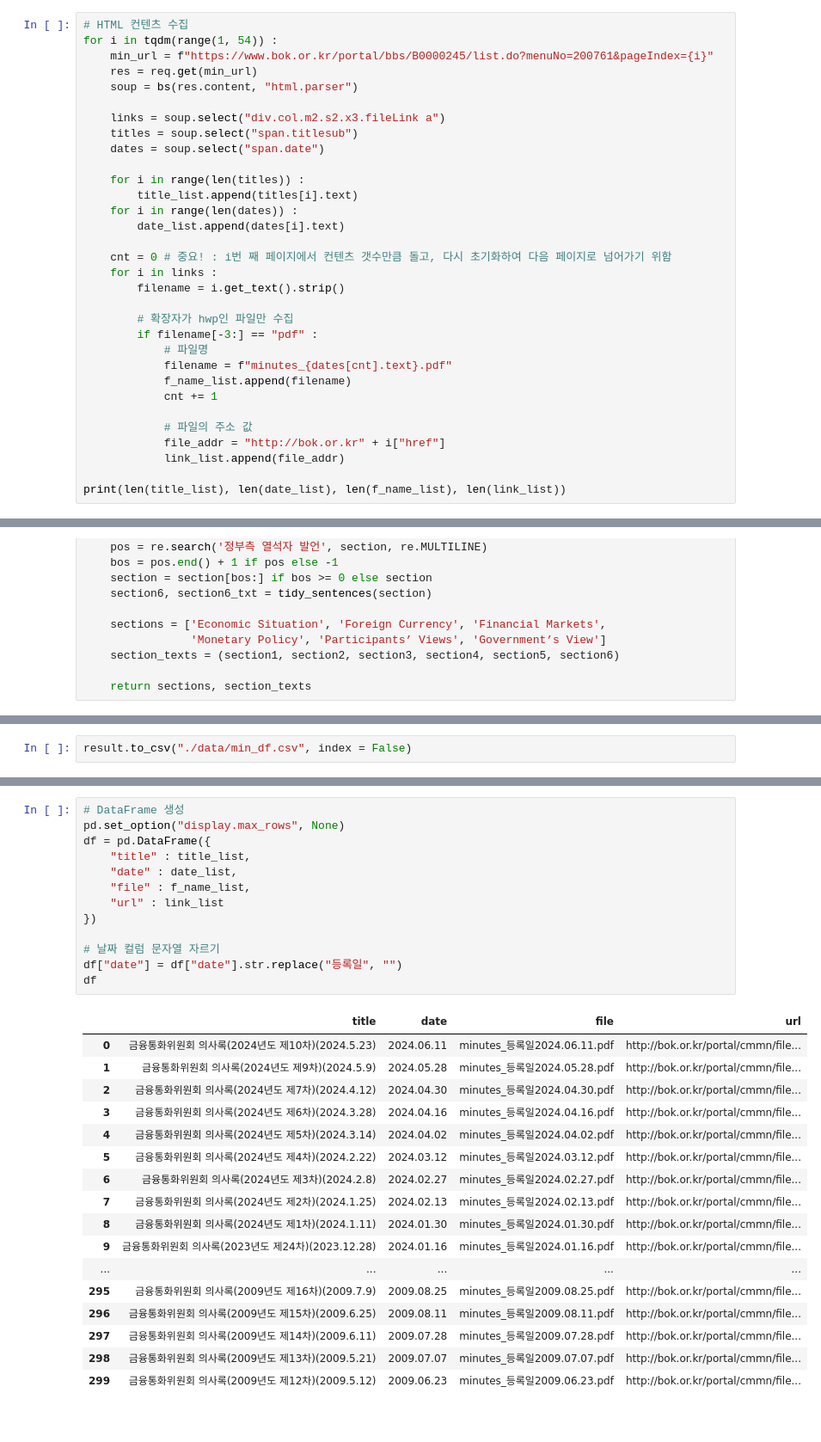
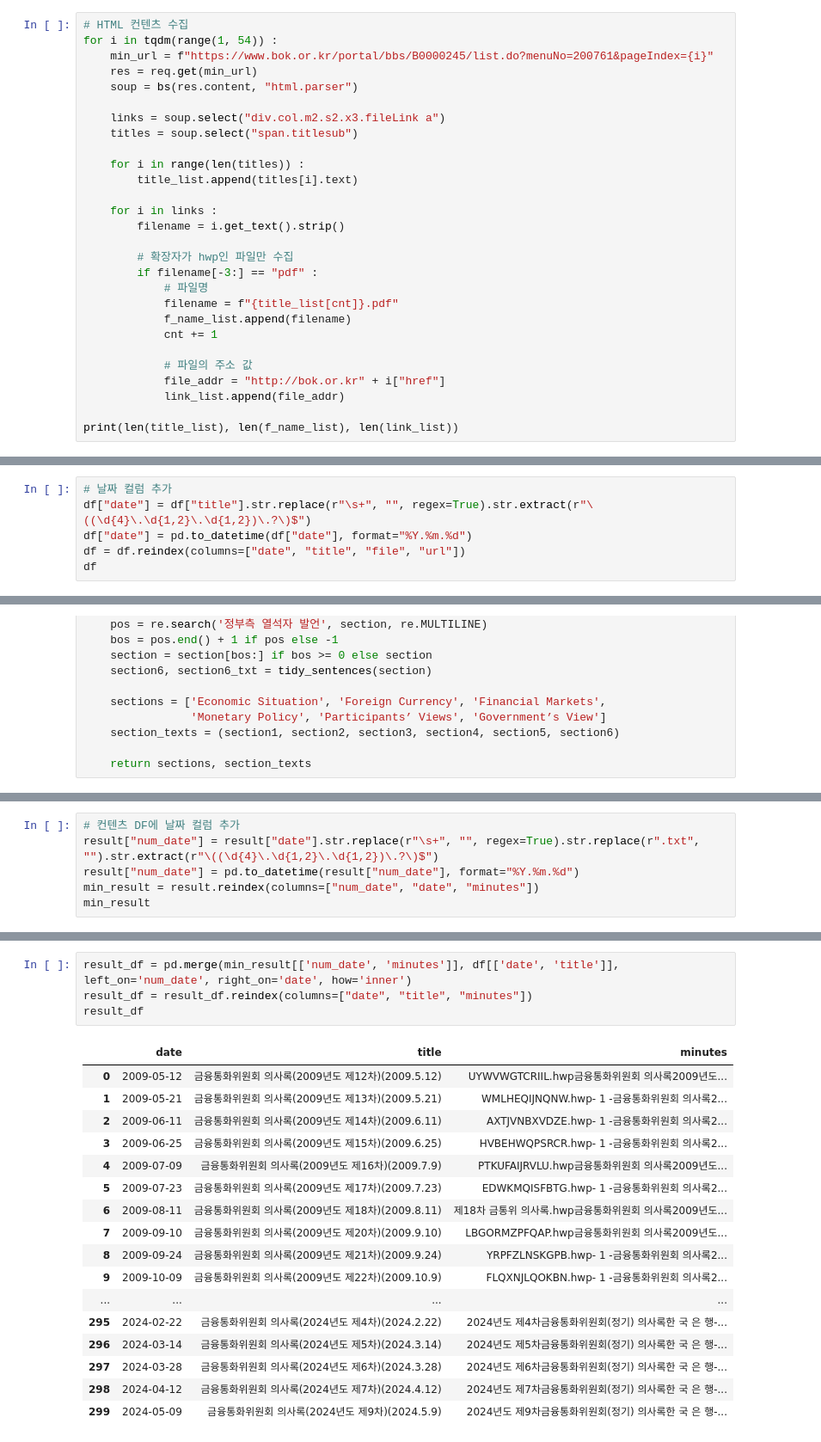
Before and after one commit to Ahram-Jeong/python-ml, a Jupyter notebook: crawling/minutes_crawling.ipynb, the cells around one changed output, grey strips where cells are left out. Shown at 86% size. Cells and saved outputs as stored; diff of their text form.

Commit message:
20240620 - 한국은행 금융통화위원회 의사록 크롤링_첨부파일 이슈 수정, date 수집 변경

```diff
--- a/crawling/minutes_crawling.ipynb
+++ b/crawling/minutes_crawling.ipynb
@@ -28,21 +29,17 @@ for i in tqdm(range(1, 54)) :
 
     links = soup.select("div.col.m2.s2.x3.fileLink a")
     titles = soup.select("span.titlesub")
-    dates = soup.select("span.date")
 
     for i in range(len(titles)) :
         title_list.append(titles[i].text)
-    for i in range(len(dates)) :
-        date_list.append(dates[i].text)
 
-    cnt = 0 # 중요! : i번 째 페이지에서 컨텐츠 갯수만큼 돌고, 다시 초기화하여 다음 페이지로 넘어가기 위함
     for i in links :
         filename = i.get_text().strip()
 
         # 확장자가 hwp인 파일만 수집
         if filename[-3:] == "pdf" :
             # 파일명
-            filename = f"minutes_{dates[cnt].text}.pdf"
+            filename = f"{title_list[cnt]}.pdf"
             f_name_list.append(filename)
             cnt += 1
 
@@ -50,5 +47,5 @@ for i in tqdm(range(1, 54)) :
             file_addr = "http://bok.or.kr" + i["href"]
             link_list.append(file_addr)
 
-print(len(title_list), len(date_list), len(f_name_list), len(link_list))
+print(len(title_list), len(f_name_list), len(link_list))
 # %% [output]
@@ -61,0 +85,6 @@ link_list = link_list[:300]
+# %%
+# 날짜 컬럼 추가
+df["date"] = df["title"].str.replace(r"\s+", "", regex=True).str.extract(r"\((\d{4}\.\d{1,2}\.\d{1,2})\.?\)$")
+df["date"] = pd.to_datetime(df["date"], format="%Y.%m.%d")
+df = df.reindex(columns=["date", "title", "file", "url"])
+df
@@ -293,2 +362,6 @@ DF 구조  (297, 14)
 # %%
-result.to_csv("./data/min_df.csv", index = False)
+# 컨텐츠 DF에 날짜 컬럼 추가
+result["num_date"] = result["date"].str.replace(r"\s+", "", regex=True).str.replace(r".txt", "").str.extract(r"\((\d{4}\.\d{1,2}\.\d{1,2})\.?\)$")
+result["num_date"] = pd.to_datetime(result["num_date"], format="%Y.%m.%d")
+min_result = result.reindex(columns=["num_date", "date", "minutes"])
+min_result
@@ -311,32 +388,23 @@ pd.read_csv("./data/min_df.csv")
 # %%
-# DataFrame 생성
-pd.set_option("display.max_rows", None)
-df = pd.DataFrame({
-    "title" : title_list,
-    "date" : date_list,
-    "file" : f_name_list,
-    "url" : link_list
-})
-
-# 날짜 컬럼 문자열 자르기
-df["date"] = df["date"].str.replace("등록일", "")
-df
+result_df = pd.merge(min_result[['num_date', 'minutes']], df[['date', 'title']], left_on='num_date', right_on='date', how='inner')
+result_df = result_df.reindex(columns=["date", "title", "minutes"])
+result_df
 # %% [output]
-|  | title | date | file | url |
-| 0 | 금융통화위원회 의사록(2024년도 제10차)(2024.5.23) | 2024.06.11 | minutes_등록일2024.06.11.pdf | http://bok.or.kr/portal/cmmn/file... |
-| 1 | 금융통화위원회 의사록(2024년도 제9차)(2024.5.9) | 2024.05.28 | minutes_등록일2024.05.28.pdf | http://bok.or.kr/portal/cmmn/file... |
-| 2 | 금융통화위원회 의사록(2024년도 제7차)(2024.4.12) | 2024.04.30 | minutes_등록일2024.04.30.pdf | http://bok.or.kr/portal/cmmn/file... |
-| 3 | 금융통화위원회 의사록(2024년도 제6차)(2024.3.28) | 2024.04.16 | minutes_등록일2024.04.16.pdf | http://bok.or.kr/portal/cmmn/file... |
-| 4 | 금융통화위원회 의사록(2024년도 제5차)(2024.3.14) | 2024.04.02 | minutes_등록일2024.04.02.pdf | http://bok.or.kr/portal/cmmn/file... |
-| 5 | 금융통화위원회 의사록(2024년도 제4차)(2024.2.22) | 2024.03.12 | minutes_등록일2024.03.12.pdf | http://bok.or.kr/portal/cmmn/file... |
-| 6 | 금융통화위원회 의사록(2024년도 제3차)(2024.2.8) | 2024.02.27 | minutes_등록일2024.02.27.pdf | http://bok.or.kr/portal/cmmn/file... |
-| 7 | 금융통화위원회 의사록(2024년도 제2차)(2024.1.25) | 2024.02.13 | minutes_등록일2024.02.13.pdf | http://bok.or.kr/portal/cmmn/file... |
-| 8 | 금융통화위원회 의사록(2024년도 제1차)(2024.1.11) | 2024.01.30 | minutes_등록일2024.01.30.pdf | http://bok.or.kr/portal/cmmn/file... |
-| 9 | 금융통화위원회 의사록(2023년도 제24차)(2023.12.28) | 2024.01.16 | minutes_등록일2024.01.16.pdf | http://bok.or.kr/portal/cmmn/file... |
-| ... | ... | ... | ... | ... |
-| 295 | 금융통화위원회 의사록(2009년도 제16차)(2009.7.9) | 2009.08.25 | minutes_등록일2009.08.25.pdf | http://bok.or.kr/portal/cmmn/file... |
-| 296 | 금융통화위원회 의사록(2009년도 제15차)(2009.6.25) | 2009.08.11 | minutes_등록일2009.08.11.pdf | http://bok.or.kr/portal/cmmn/file... |
-| 297 | 금융통화위원회 의사록(2009년도 제14차)(2009.6.11) | 2009.07.28 | minutes_등록일2009.07.28.pdf | http://bok.or.kr/portal/cmmn/file... |
-| 298 | 금융통화위원회 의사록(2009년도 제13차)(2009.5.21) | 2009.07.07 | minutes_등록일2009.07.07.pdf | http://bok.or.kr/portal/cmmn/file... |
-| 299 | 금융통화위원회 의사록(2009년도 제12차)(2009.5.12) | 2009.06.23 | minutes_등록일2009.06.23.pdf | http://bok.or.kr/portal/cmmn/file... |
+|  | date | title | minutes |
+| 0 | 2009-05-12 | 금융통화위원회 의사록(2009년도 제12차)(2009.5.12) | UYWVWGTCRIIL.hwp금융통화위원회 의사록2009년도... |
+| 1 | 2009-05-21 | 금융통화위원회 의사록(2009년도 제13차)(2009.5.21) | WMLHEQIJNQNW.hwp- 1 -금융통화위원회 의사록2... |
+| 2 | 2009-06-11 | 금융통화위원회 의사록(2009년도 제14차)(2009.6.11) | AXTJVNBXVDZE.hwp- 1 -금융통화위원회 의사록2... |
+| 3 | 2009-06-25 | 금융통화위원회 의사록(2009년도 제15차)(2009.6.25) | HVBEHWQPSRCR.hwp- 1 -금융통화위원회 의사록2... |
+| 4 | 2009-07-09 | 금융통화위원회 의사록(2009년도 제16차)(2009.7.9) | PTKUFAIJRVLU.hwp금융통화위원회 의사록2009년도... |
+| 5 | 2009-07-23 | 금융통화위원회 의사록(2009년도 제17차)(2009.7.23) | EDWKMQISFBTG.hwp- 1 -금융통화위원회 의사록2... |
+| 6 | 2009-08-11 | 금융통화위원회 의사록(2009년도 제18차)(2009.8.11) | 제18차 금통위 의사록.hwp금융통화위원회 의사록2009년도... |
+| 7 | 2009-09-10 | 금융통화위원회 의사록(2009년도 제20차)(2009.9.10) | LBGORMZPFQAP.hwp금융통화위원회 의사록2009년도... |
+| 8 | 2009-09-24 | 금융통화위원회 의사록(2009년도 제21차)(2009.9.24) | YRPFZLNSKGPB.hwp- 1 -금융통화위원회 의사록2... |
+| 9 | 2009-10-09 | 금융통화위원회 의사록(2009년도 제22차)(2009.10.9) | FLQXNJLQOKBN.hwp- 1 -금융통화위원회 의사록2... |
+| ... | ... | ... | ... |
+| 295 | 2024-02-22 | 금융통화위원회 의사록(2024년도 제4차)(2024.2.22) | 2024년도 제4차금융통화위원회(정기) 의사록한 국 은 행-... |
+| 296 | 2024-03-14 | 금융통화위원회 의사록(2024년도 제5차)(2024.3.14) | 2024년도 제5차금융통화위원회(정기) 의사록한 국 은 행-... |
+| 297 | 2024-03-28 | 금융통화위원회 의사록(2024년도 제6차)(2024.3.28) | 2024년도 제6차금융통화위원회(정기) 의사록한 국 은 행-... |
+| 298 | 2024-04-12 | 금융통화위원회 의사록(2024년도 제7차)(2024.4.12) | 2024년도 제7차금융통화위원회(정기) 의사록한 국 은 행-... |
+| 299 | 2024-05-09 | 금융통화위원회 의사록(2024년도 제9차)(2024.5.9) | 2024년도 제9차금융통화위원회(정기) 의사록한 국 은 행-... |
 # %%
```
Also changed, not shown: parts of 14 cells of this notebook.
